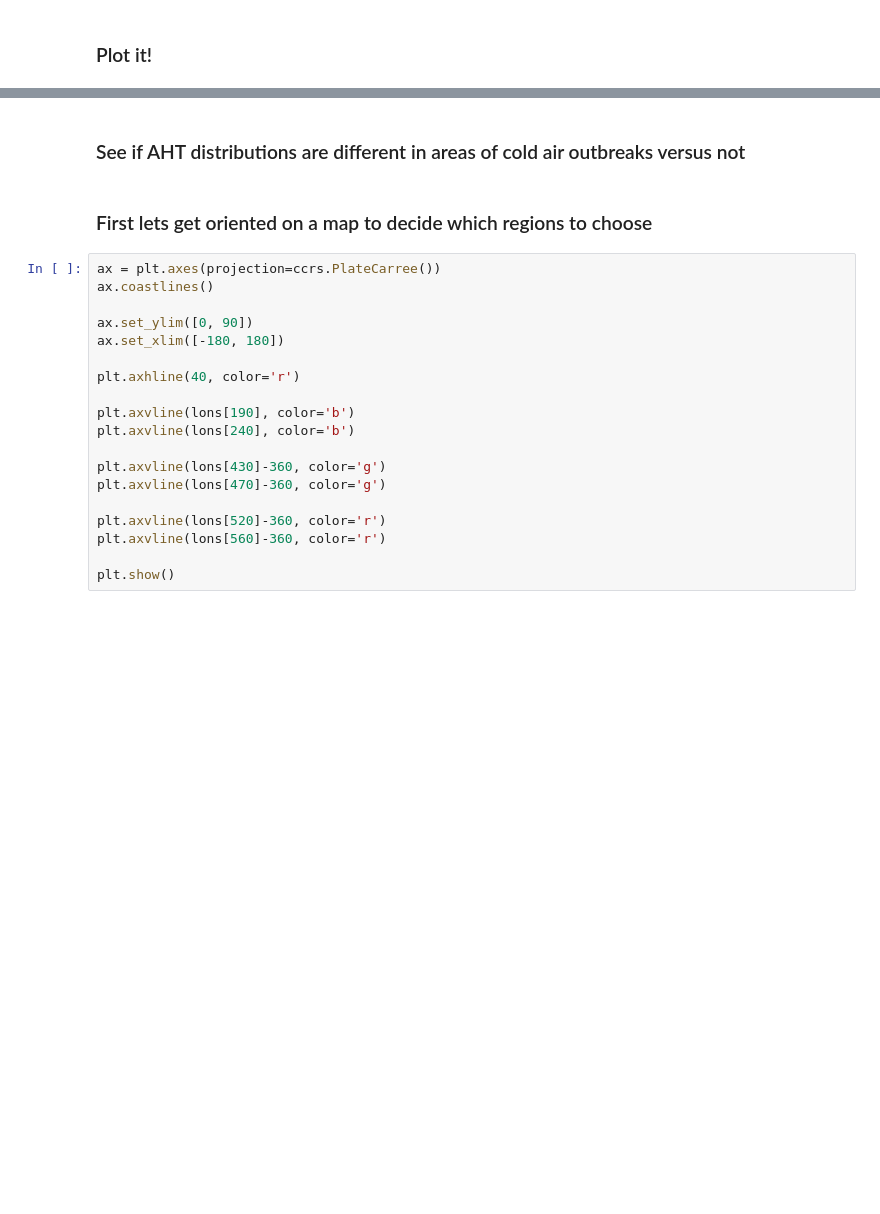
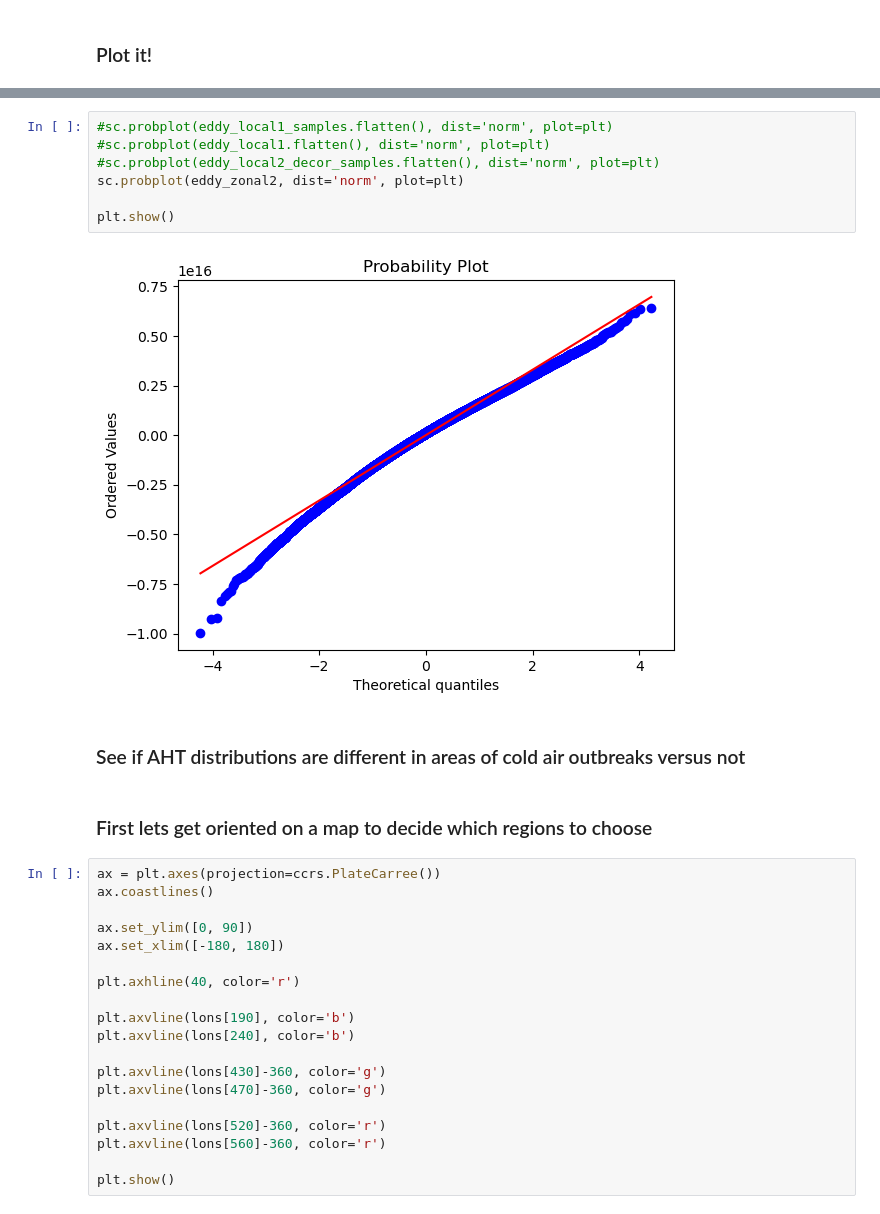
Before and after one commit to tylersc/ERA5_aht, a Jupyter notebook: AHT_distributions.ipynb, the cells around one changed output, grey strips where cells are left out. Cells and saved outputs as stored; diff of their text form; blank space fills up the shorter version.

```diff
--- a/AHT_distributions.ipynb
+++ b/AHT_distributions.ipynb
@@ -332,3 +225,12 @@ print(360 - era_fncts.find_nearest(sum_corr_coefs[:360]/720, 1/math.e)[1])
+# %%
+#sc.probplot(eddy_local1_samples.flatten(), dist='norm', plot=plt)
+#sc.probplot(eddy_local1.flatten(), dist='norm', plot=plt)
+#sc.probplot(eddy_local2_decor_samples.flatten(), dist='norm', plot=plt)
+sc.probplot(eddy_zonal2, dist='norm', plot=plt)
+
+plt.show()
+# %% [output]
+[figure, added]
 # %% [markdown]
 ### See if AHT distributions are different in areas of cold air outbreaks versus not
 # %% [markdown]
```
Also changed, not shown: parts of 19 cells of this notebook, 1 other file.
